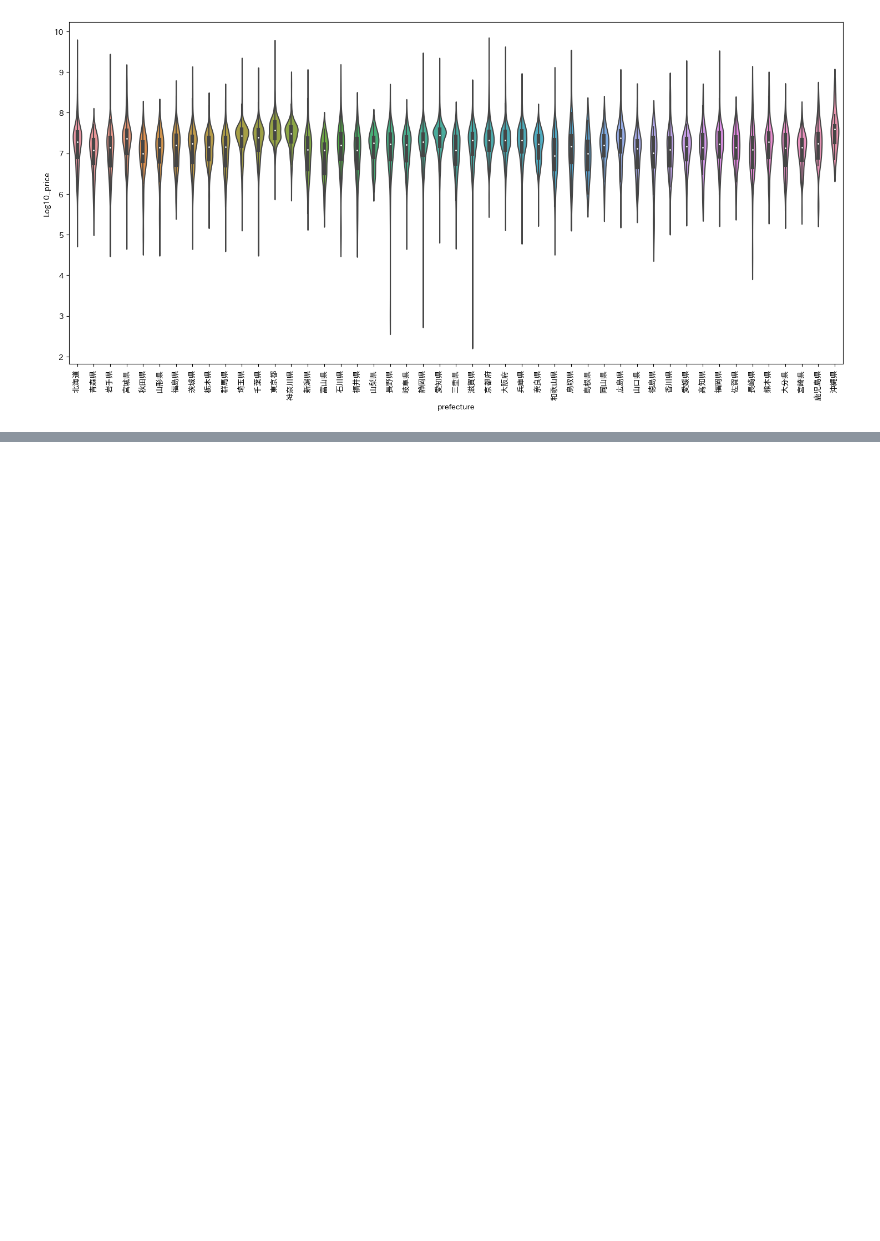
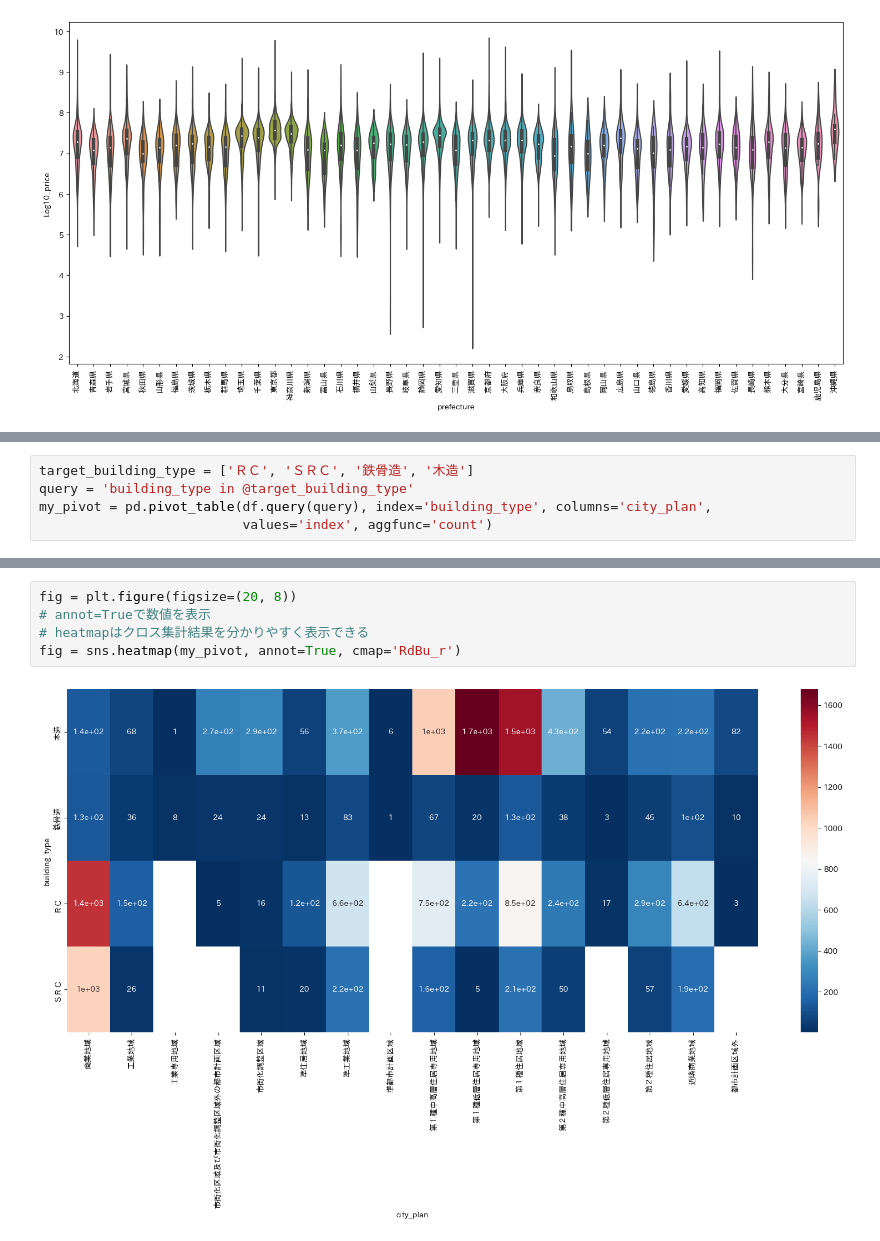
Before and after one commit to dumbled0re/EDA, a Jupyter notebook: 04_visualization/37-41_visualization_with_seaborn.ipynb, the cells around one changed output, grey strips where cells are left out. Cells and saved outputs as stored; diff of their text form; blank space fills up the shorter version.

```diff
--- a/04_visualization/37-41_visualization_with_seaborn.ipynb
+++ b/04_visualization/37-41_visualization_with_seaborn.ipynb
@@ -95,0 +121,5 @@ fig = plt.xticks(rotation=90)
+# %%
+target_building_type = ['ＲＣ', 'ＳＲＣ', '鉄骨造', '木造']
+query = 'building_type in @target_building_type'
+my_pivot = pd.pivot_table(df.query(query), index='building_type', columns='city_plan',
+                          values='index', aggfunc='count')
@@ -95,0 +135,7 @@ fig = plt.xticks(rotation=90)
+# %%
+fig = plt.figure(figsize=(20, 8))
+# annot=Trueで数値を表示
+# heatmapはクロス集計結果を分かりやすく表示できる
+fig = sns.heatmap(my_pivot, annot=True, cmap='RdBu_r')
+# %% [output]
+[figure, added]
```
Also changed, not shown: parts of 4 cells of this notebook.
